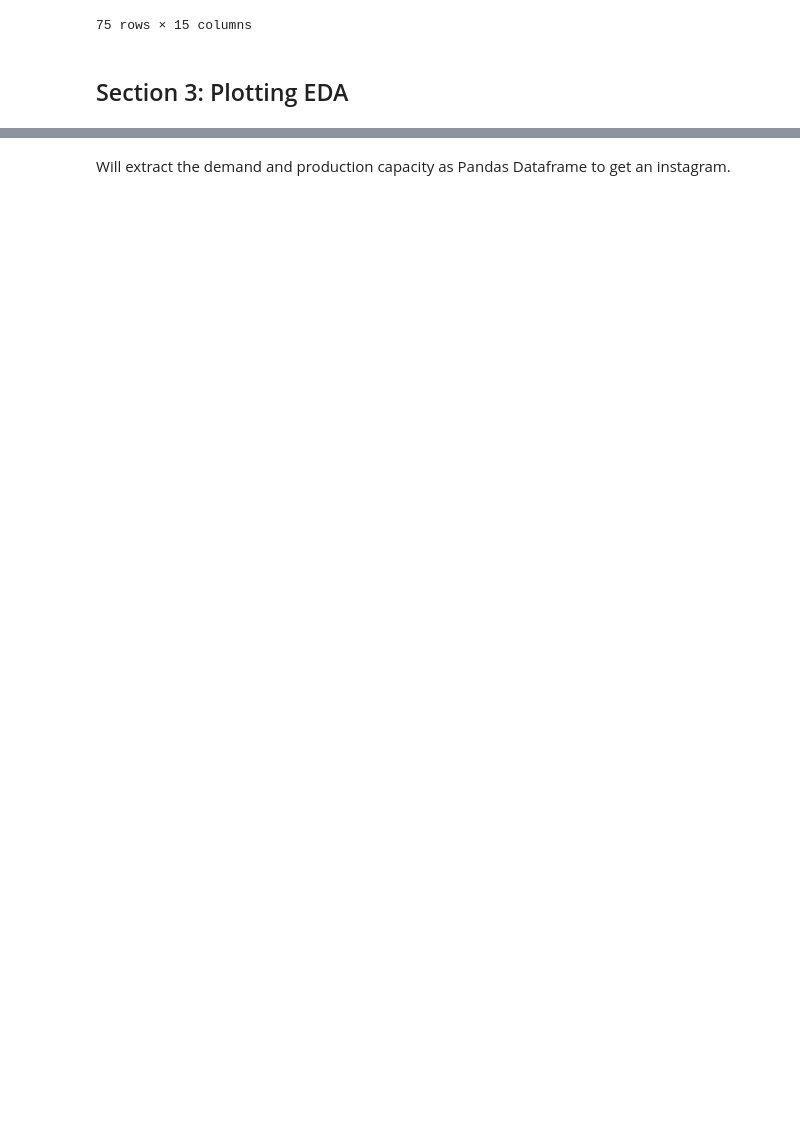
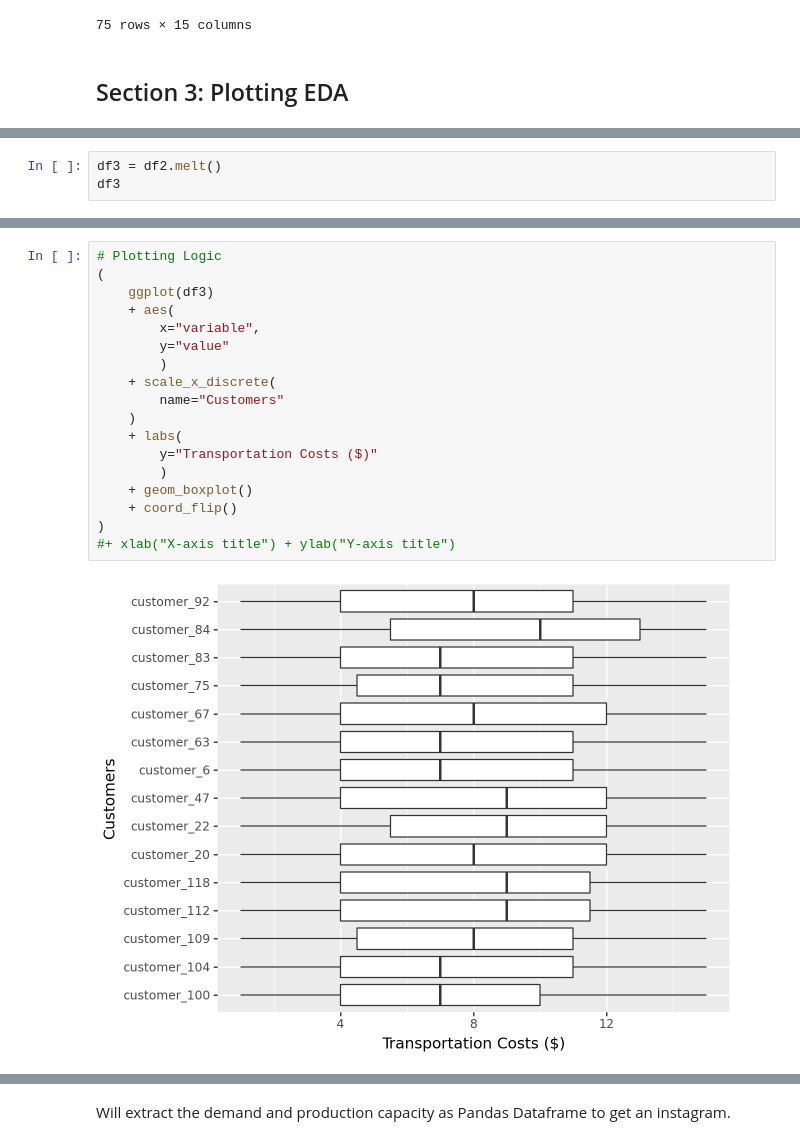
Before and after one commit to bravo-joe/supply-chain-optimization, a Jupyter notebook: eda.ipynb, the cells around one changed output, grey strips where cells are left out. Drawn from its saved outputs; the diff is of its cells as text; blank space fills up the shorter version.

```diff
--- a/eda.ipynb
+++ b/eda.ipynb
@@ -140,0 +127,3 @@ plt.show()
+# %%
+df3 = df2.melt()
+df3
@@ -140,0 +144,20 @@ plt.show()
+# %%
+# Plotting Logic
+(
+    ggplot(df3)
+    + aes(
+        x="variable",
+        y="value"
+        )
+    + scale_x_discrete(
+        name="Customers"
+    )
+    + labs(
+        y="Transportation Costs ($)"
+        )
+    + geom_boxplot()
+    + coord_flip()
+)
+#+ xlab("X-axis title") + ylab("Y-axis title")
+# %% [output]
+[figure, added]
```
Also changed, not shown: parts of 21 cells of this notebook, 2 other files.
